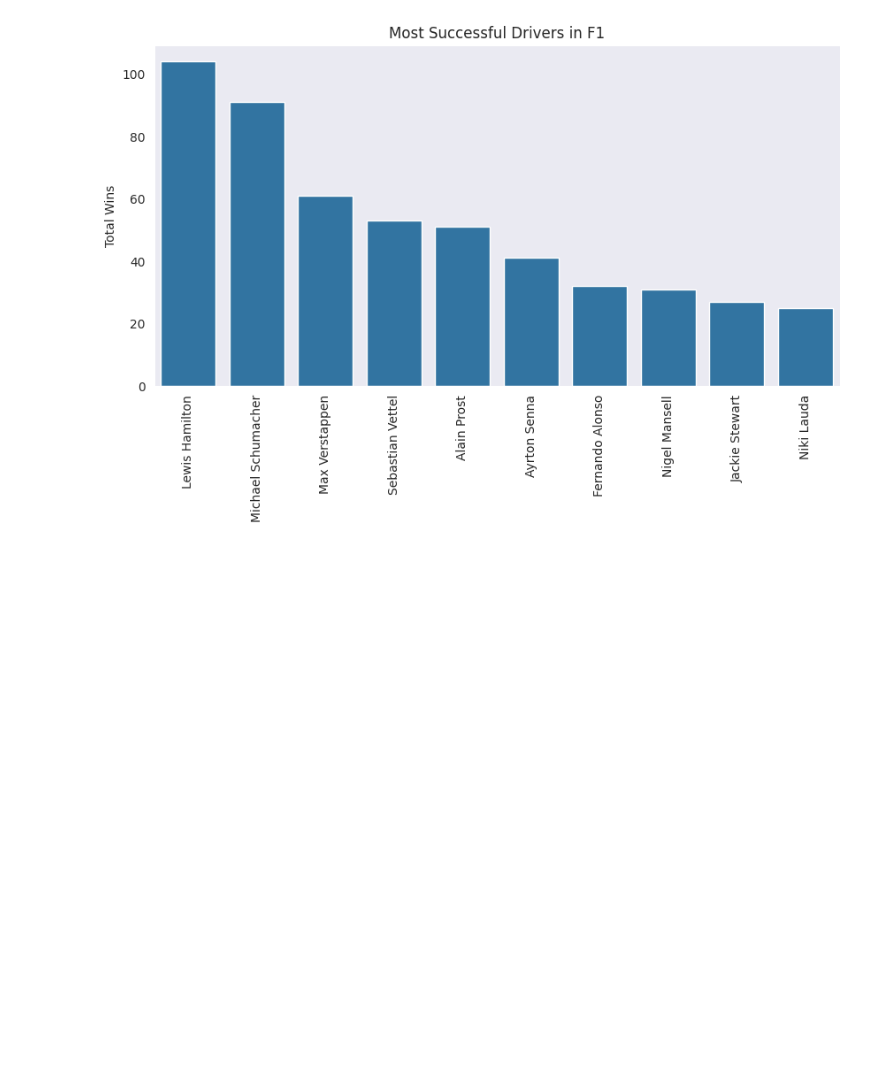
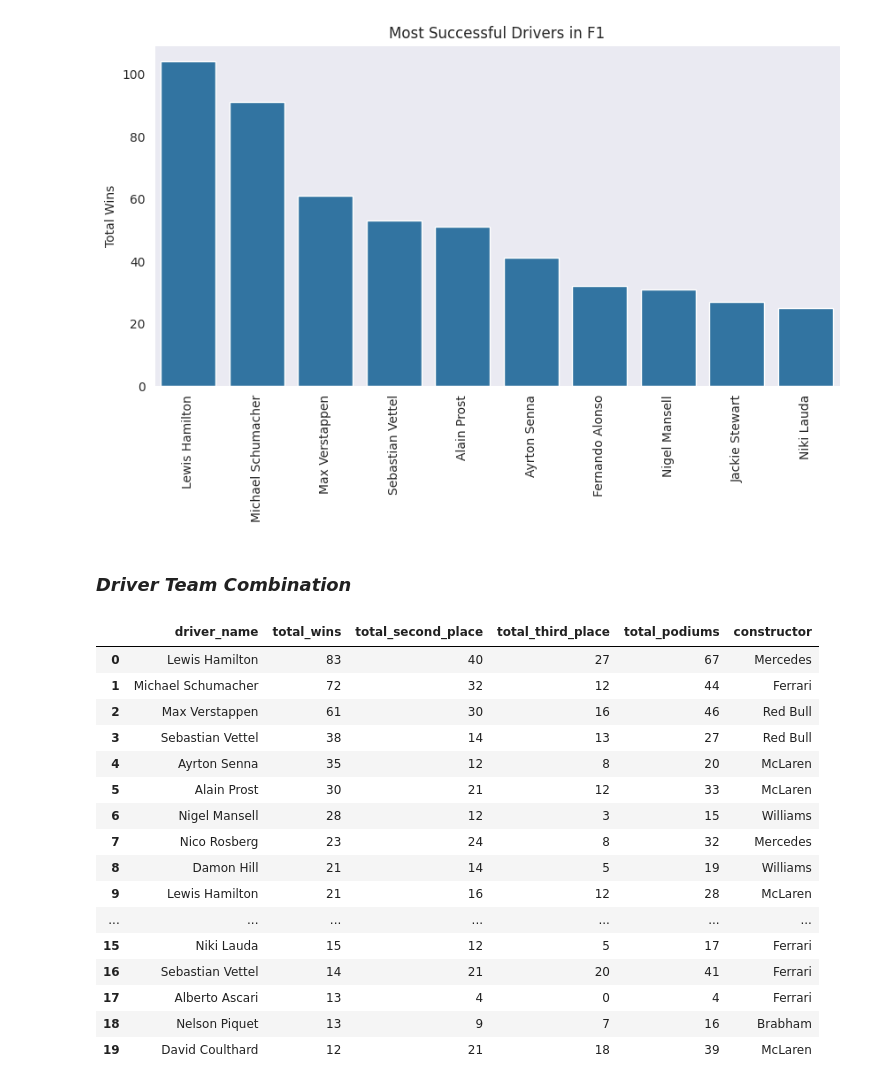
Before and after one commit to rahulakrish/formula_1, a Jupyter notebook: notebook.ipynb, the cells around one changed output. Cells and saved outputs as stored; diff of their text form; code cells hidden in the pictures; blank space fills up the shorter version.

```diff
--- a/notebook.ipynb
+++ b/notebook.ipynb
@@ -237,3 +237,43 @@ ax.set_ylabel('Total Wins');
 ax.set_xticklabels(result['driver_name'],rotation=90);
 # %% [output]
 [figure]
+# %% [markdown]
+### ***Driver Team Combination***
+# %%
+query = """
+SELECT drivers.forename || " " || drivers.surname AS driver_name,
+       COUNT(CASE WHEN results.positionOrder = 1 THEN 1 END) AS total_wins,
+       COUNT(CASE WHEN results.positionOrder = 2 THEN 1 END) AS total_second_place,
+       COUNT(CASE WHEN results.positionOrder = 3 THEN 1 END) AS total_third_place,
+       COUNT(CASE WHEN results.positionOrder IN (2,3) THEN 1 END) AS total_podiums,
+       constructors.name AS constructor
+FROM drivers
+JOIN results ON
+     drivers.driverId = results.driverId
+JOIN constructors ON
+      results.constructorId = constructors.constructorId
+GROUP BY driver_name, constructor
+ORDER BY total_wins DESC
+LIMIT 20
+"""
+
+result = sqldf.run(query)
+result
+# %% [output]
+|  | driver_name | total_wins | total_second_place | total_third_place | total_podiums | constructor |
+| 0 | Lewis Hamilton | 83 | 40 | 27 | 67 | Mercedes |
+| 1 | Michael Schumacher | 72 | 32 | 12 | 44 | Ferrari |
+| 2 | Max Verstappen | 61 | 30 | 16 | 46 | Red Bull |
+| 3 | Sebastian Vettel | 38 | 14 | 13 | 27 | Red Bull |
+| 4 | Ayrton Senna | 35 | 12 | 8 | 20 | McLaren |
+| 5 | Alain Prost | 30 | 21 | 12 | 33 | McLaren |
+| 6 | Nigel Mansell | 28 | 12 | 3 | 15 | Williams |
+| 7 | Nico Rosberg | 23 | 24 | 8 | 32 | Mercedes |
+| 8 | Damon Hill | 21 | 14 | 5 | 19 | Williams |
+| 9 | Lewis Hamilton | 21 | 16 | 12 | 28 | McLaren |
+| ... | ... | ... | ... | ... | ... | ... |
+| 15 | Niki Lauda | 15 | 12 | 5 | 17 | Ferrari |
+| 16 | Sebastian Vettel | 14 | 21 | 20 | 41 | Ferrari |
+| 17 | Alberto Ascari | 13 | 4 | 0 | 4 | Ferrari |
+| 18 | Nelson Piquet | 13 | 9 | 7 | 16 | Brabham |
+| 19 | David Coulthard | 12 | 21 | 18 | 39 | McLaren |
```
Also changed, not shown: parts of 2 cells of this notebook.
